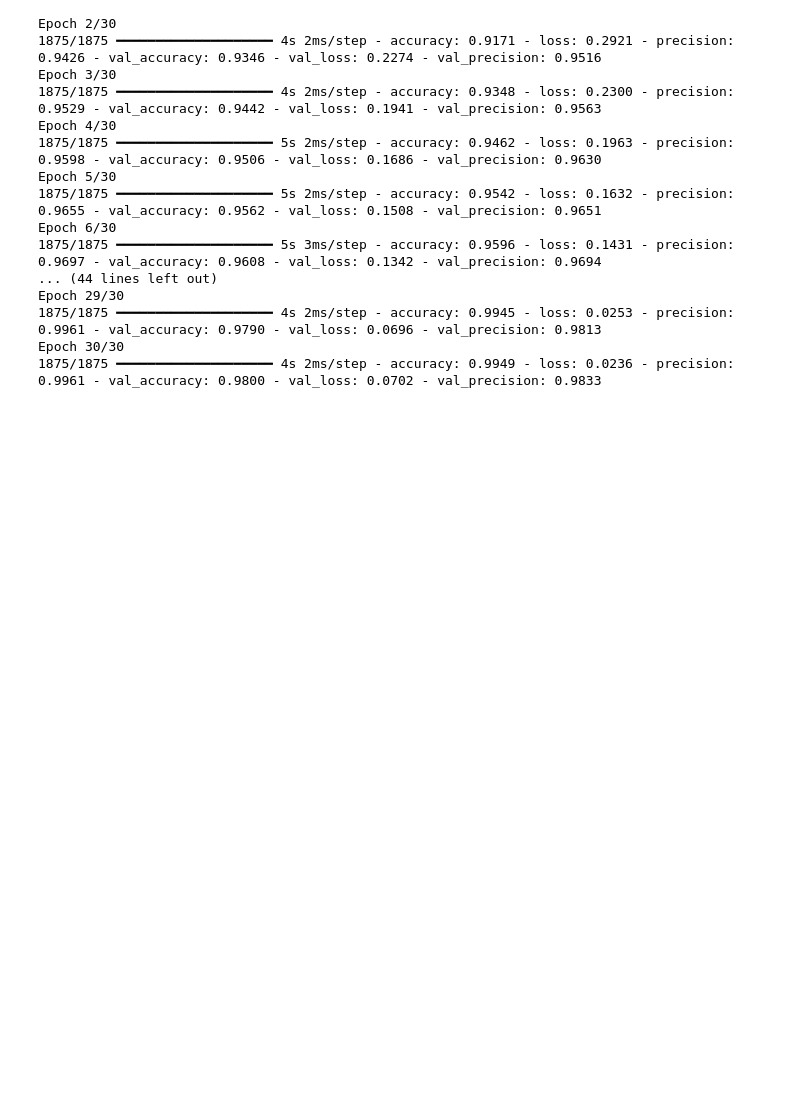
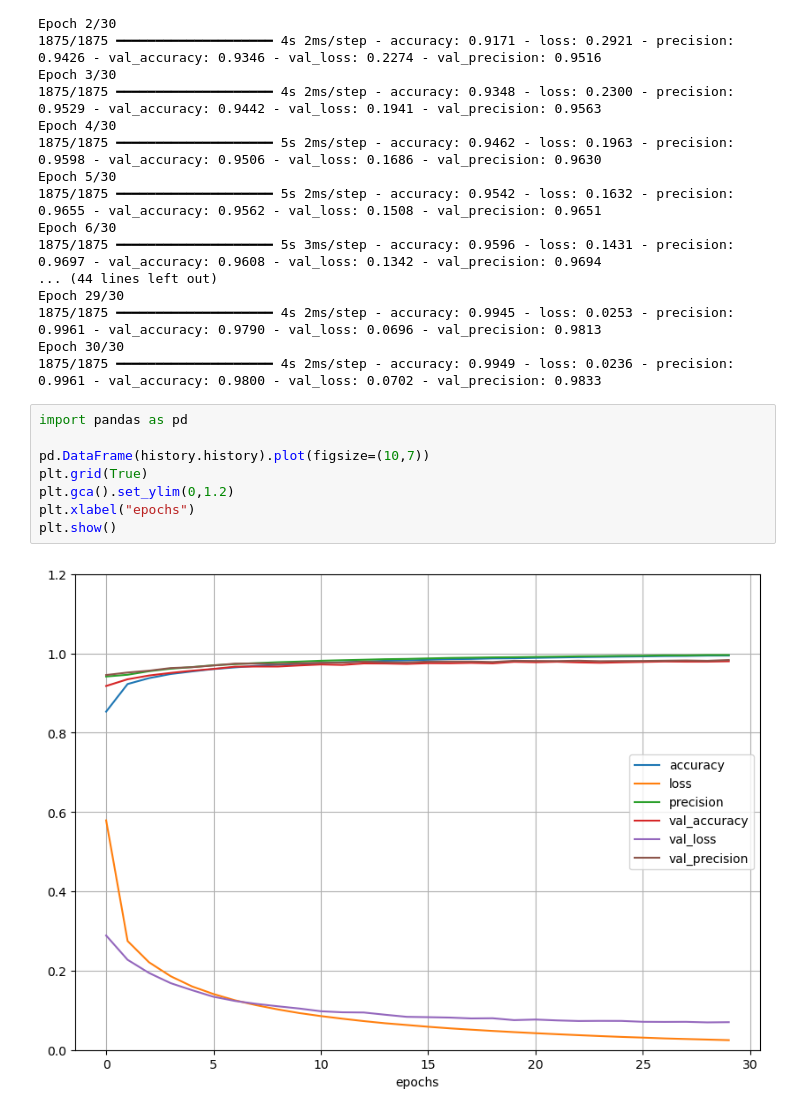
Before and after one commit to Carvas91/ANN_practice, a Jupyter notebook: ANN_pratice.ipynb, the cells around one changed output. Cells and saved outputs as stored; diff of their text form; blank space fills up the shorter version.

```diff
--- a/ANN_pratice.ipynb
+++ b/ANN_pratice.ipynb
@@ -169,3 +169,13 @@ Epoch 29/30
 1875/1875 ━━━━━━━━━━━━━━━━━━━━ 4s 2ms/step - accuracy: 0.9945 - loss: 0.0253 - precision: 0.9961 - val_accuracy: 0.9790 - val_loss: 0.0696 - val_precision: 0.9813
 Epoch 30/30
 1875/1875 ━━━━━━━━━━━━━━━━━━━━ 4s 2ms/step - accuracy: 0.9949 - loss: 0.0236 - precision: 0.9961 - val_accuracy: 0.9800 - val_loss: 0.0702 - val_precision: 0.9833
+# %%
+import pandas as pd
+
+pd.DataFrame(history.history).plot(figsize=(10,7))
+plt.grid(True)
+plt.gca().set_ylim(0,1.2)
+plt.xlabel("epochs")
+plt.show()
+# %% [output]
+[figure, added]
```
Also changed, not shown: parts of 1 cell of this notebook.
